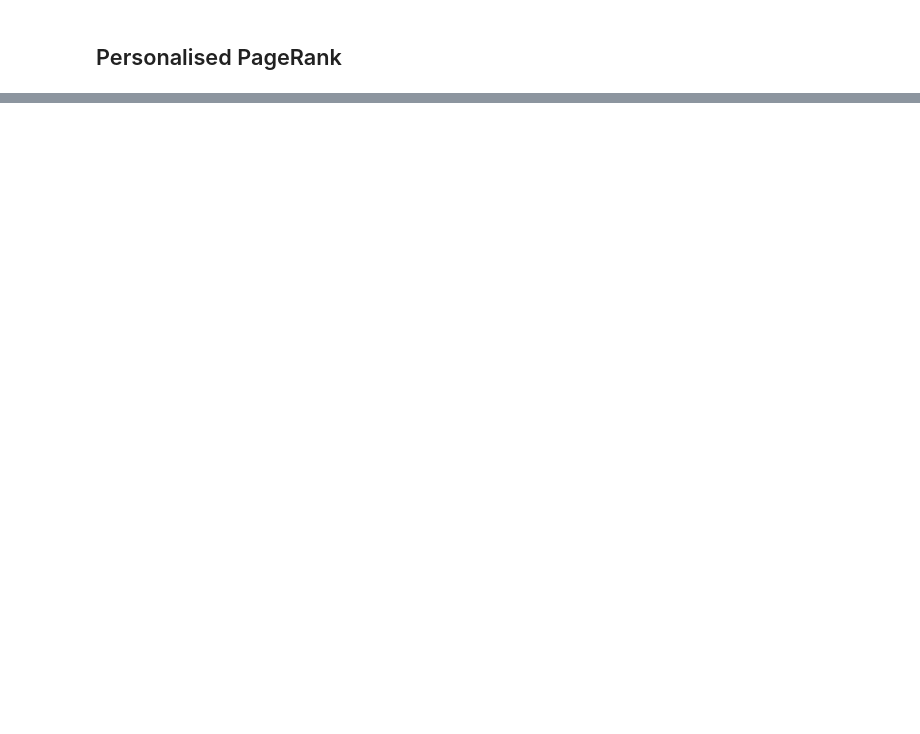
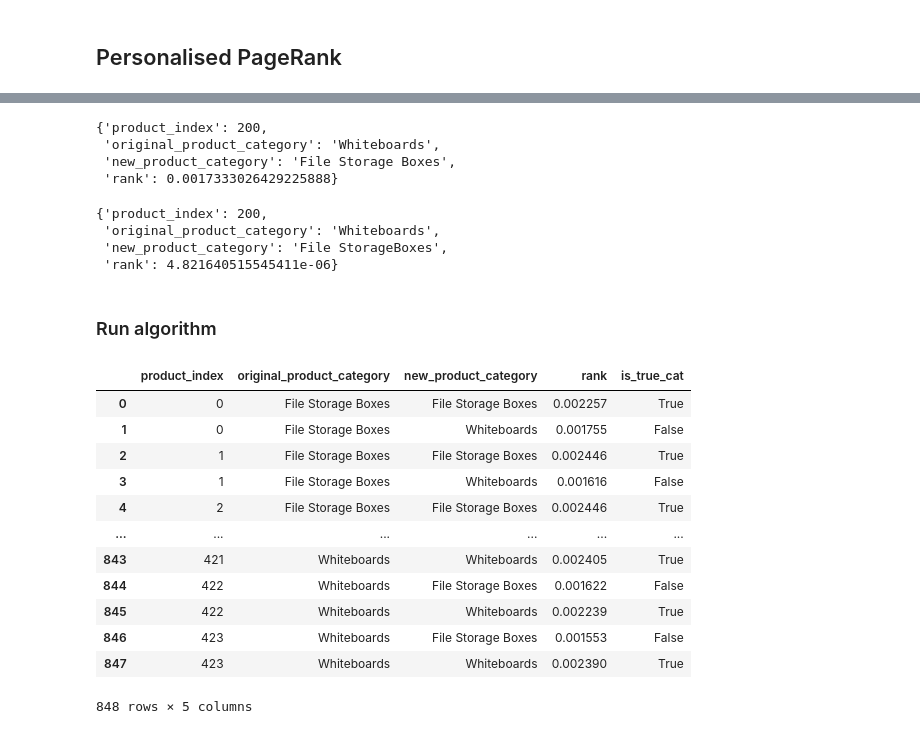
Before and after one commit to sheikhomar/snow-leopard, a Jupyter notebook: notebooks/07-pagerank.ipynb, the cells around one changed output, grey strips where cells are left out. Cells and saved outputs as stored; diff of their text form; code cells hidden in the pictures; blank space fills up the shorter version.

Commit message:
More experiments with PageRank.

```diff
--- a/notebooks/07-pagerank.ipynb
+++ b/notebooks/07-pagerank.ipynb
@@ -142,11 +124,0 @@ client
-# %%
-rankings = []
-
-n_rows = df_play_data.shape[0]
-
-for i in range(n_rows):
-    sorted_ranking = delayed(rank)(i)
-    rankings.append(sorted_ranking)
-
-with ProgressBar():
-    rankings = dask.compute(*rankings)
@@ -160,7 +124,0 @@ with ProgressBar():
-# %%
-for i in range(n_rows):
-    prod_cat = df_data_fixed_index.iloc[i].category_name
-    top_rankings = rankings[i][0:100]
-    cats = df_data_fixed_index.iloc[top_rankings].category_name.unique()
-    if len(cats) > 1:
-        print(f'Product {i} has more than categories: {cats}')
@@ -184,0 +182,52 @@ Product 178 has more than categories: ['File Storage Boxes' 'Whiteboards']
+# %%
+compute_page_rank_with_category_bias(df_data_fixed_index, 200, 'File Storage Boxes', weighted_graph)
+# %% [output]
+{'product_index': 200,
+ 'original_product_category': 'Whiteboards',
+ 'new_product_category': 'File Storage Boxes',
+ 'rank': 0.0017333026429225888}
+# %%
+compute_page_rank_with_category_bias(df_data_fixed_index, 200, 'File StorageBoxes', weighted_graph)
+# %% [output]
+{'product_index': 200,
+ 'original_product_category': 'Whiteboards',
+ 'new_product_category': 'File StorageBoxes',
+ 'rank': 4.821640515545411e-06}
+# %% [markdown]
+### Run algorithm
+# %%
+df_data_fixed_index = df_play_data.reset_index()
+
+n_rows = df_data_fixed_index.shape[0]
+categories = df_data_fixed_index.category_name.unique()
+
+data_future = client.scatter(df_data_fixed_index)
+graph_future = client.scatter(weighted_graph)
+
+results = []
+for i in range(n_rows):
+    for category in categories:
+        #result = delayed(compute_page_rank_with_category_bias)(df_data_fixed_index, i, category, weighted_graph)
+        result = delayed(compute_page_rank_with_category_bias)(data_future, i, category, graph_future)
+        results.append(result)
+
+results = dask.compute(*results)
+# %%
+df_results = pd.DataFrame(list(results))
+df_results['is_true_cat'] = df_results['original_product_category'] == df_results['new_product_category']
+# %%
+df_results
+# %% [output]
+|  | product_index | original_product_category | new_product_category | rank | is_true_cat |
+| 0 | 0 | File Storage Boxes | File Storage Boxes | 0.002257 | True |
+| 1 | 0 | File Storage Boxes | Whiteboards | 0.001755 | False |
+| 2 | 1 | File Storage Boxes | File Storage Boxes | 0.002446 | True |
+| 3 | 1 | File Storage Boxes | Whiteboards | 0.001616 | False |
+| 4 | 2 | File Storage Boxes | File Storage Boxes | 0.002446 | True |
+| ... | ... | ... | ... | ... | ... |
+| 843 | 421 | Whiteboards | Whiteboards | 0.002405 | True |
+| 844 | 422 | Whiteboards | File Storage Boxes | 0.001622 | False |
+| 845 | 422 | Whiteboards | Whiteboards | 0.002239 | True |
+| 846 | 423 | Whiteboards | File Storage Boxes | 0.001553 | False |
+| 847 | 423 | Whiteboards | Whiteboards | 0.002390 | True |
+848 rows × 5 columns
```
Also changed, not shown: parts of 26 cells of this notebook, 2 other files.
